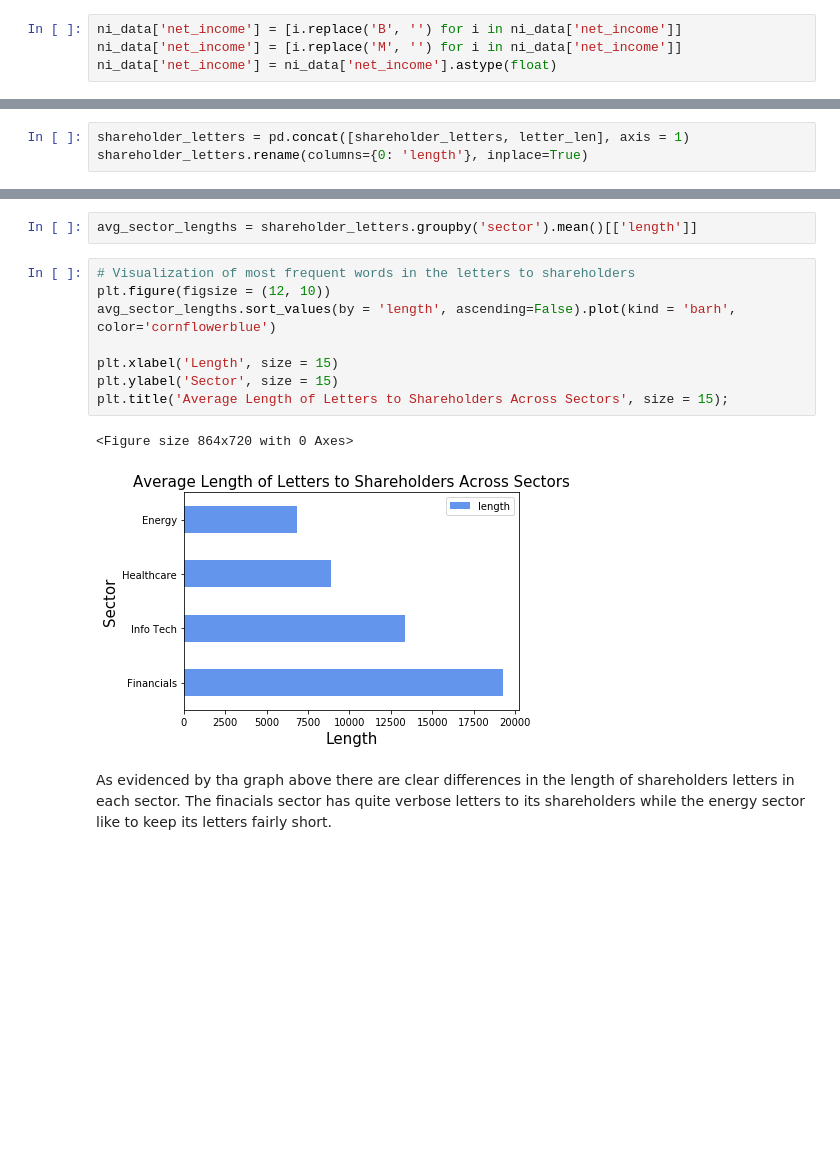
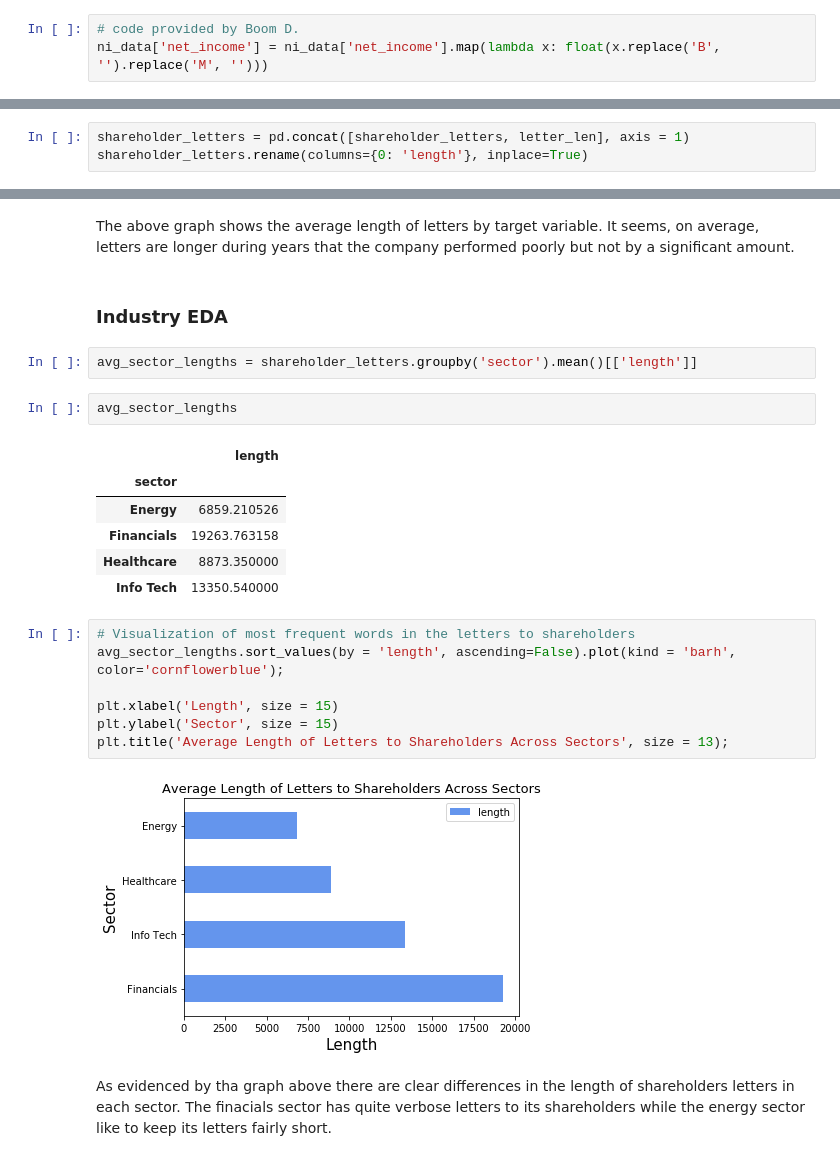
Before and after one commit to sleadley1/Capstone, a Jupyter notebook: code/1-Cleaning_and_EDA.ipynb, the cells around one changed output, grey strips where cells are left out. Saved outputs shown, nothing was run; the diff lists cells and outputs as text; blank space fills up the shorter version.

```diff
--- a/code/1-Cleaning_and_EDA.ipynb
+++ b/code/1-Cleaning_and_EDA.ipynb
@@ -82,10 +93,9 @@ ni_data.head()
 | 4 | 2014 | 8.477B | B | GS | 1.0 |
 # %% [markdown]
 Net income data was collected from y-charts, an online financial data research company. The net income data came in either billions (denoted by a B) or millions (denoted by a M). Below I will convert all figures into billions. The target variable was calculated in excel by comparing the net income from the previous year to that of the current year. If the net income increase year-over-year it was labeled as a 1 and if it had decreased it was labeled as a 0 (there were no istances of neither an increase nor decrease).
-# %%
-ni_data['net_income'] = [i.replace('B', '') for i in ni_data['net_income']]
-ni_data['net_income'] = [i.replace('M', '') for i in ni_data['net_income']]
-ni_data['net_income'] = ni_data['net_income'].astype(float)
+# %%
+# code provided by Boom D.
+ni_data['net_income'] = ni_data['net_income'].map(lambda x: float(x.replace('B', '').replace('M', '')))
 # %%
 def net_income_to_B(df):
     for row,value in enumerate(df['net_income']):
@@ -568,16 +594,27 @@ shareholder_letters.rename(columns={0: 'length'}, inplace=True)
+# %% [markdown]
+The above graph shows the average length of letters by target variable. It seems, on average, letters are longer during years that the company performed poorly but not by a significant amount.
+# %% [markdown]
+### Industry EDA
 # %%
 avg_sector_lengths = shareholder_letters.groupby('sector').mean()[['length']]
+# %%
+avg_sector_lengths
+# %% [output]
+|  | length |
+| sector |  |
+| Energy | 6859.210526 |
+| Financials | 19263.763158 |
+| Healthcare | 8873.350000 |
+| Info Tech | 13350.540000 |
 # %%
 # Visualization of most frequent words in the letters to shareholders
-plt.figure(figsize = (12, 10))
-avg_sector_lengths.sort_values(by = 'length', ascending=False).plot(kind = 'barh', color='cornflowerblue')
+avg_sector_lengths.sort_values(by = 'length', ascending=False).plot(kind = 'barh', color='cornflowerblue');
 
 plt.xlabel('Length', size = 15)
 plt.ylabel('Sector', size = 15)
-plt.title('Average Length of Letters to Shareholders Across Sectors', size = 15);
+plt.title('Average Length of Letters to Shareholders Across Sectors', size = 13);
 # %% [output]
-<Figure size 864x720 with 0 Axes>
-[figure, old version]
+[figure, new version]
 # %% [markdown]
 As evidenced by tha graph above there are clear differences in the length of shareholders letters in each sector. The finacials sector has quite verbose letters to its shareholders while the energy sector like to keep its letters fairly short.
 # %%
```
Also changed, not shown: parts of 35 cells of this notebook, 14 other files.
